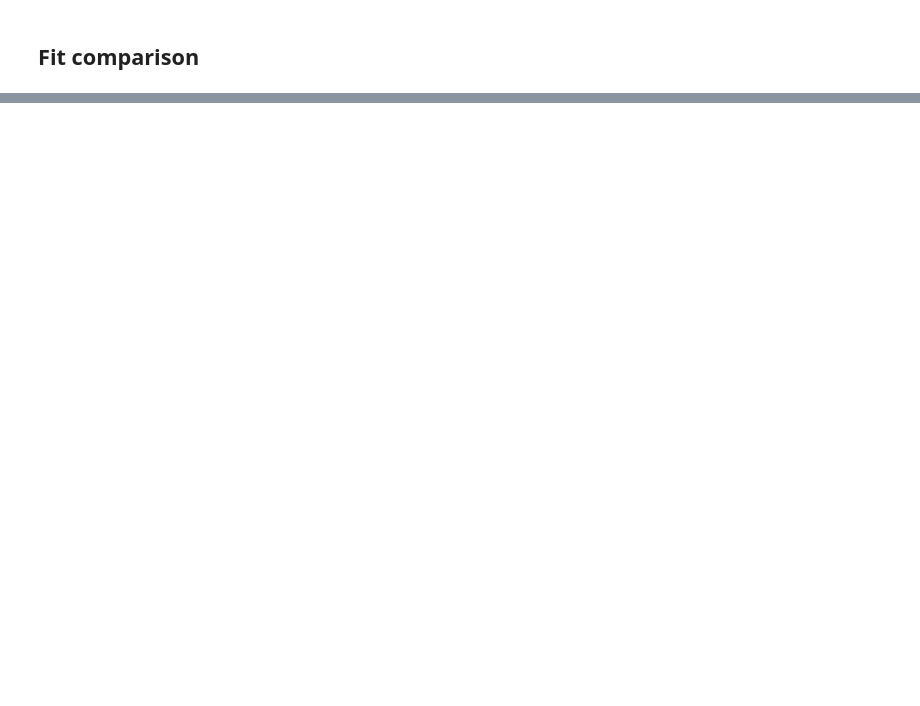
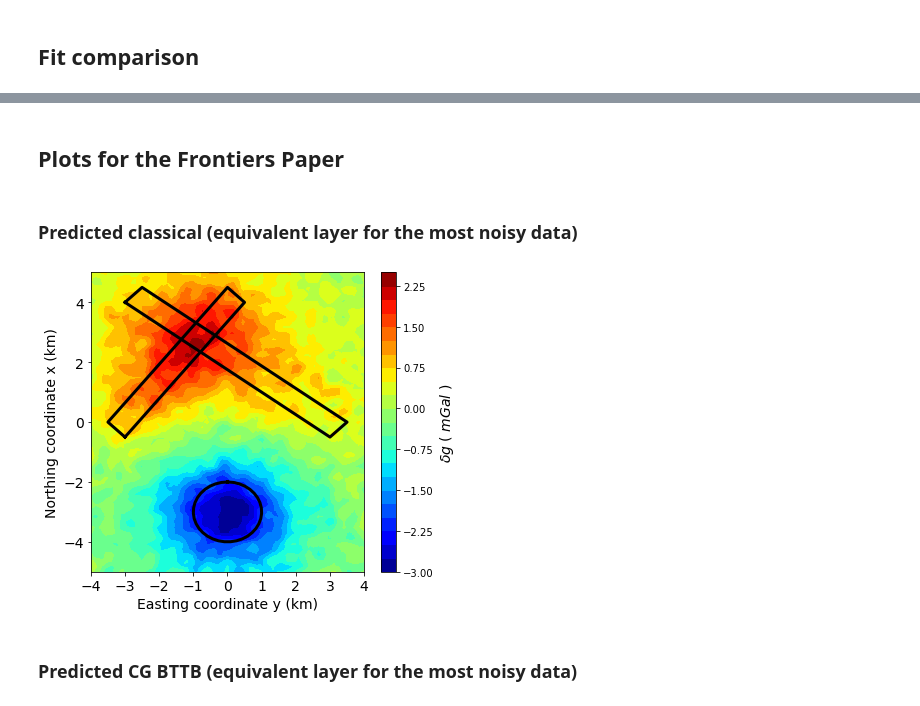
Before and after one commit to DiegoTaka/fast_equivalent_layer, a Jupyter notebook: code/grav/Stability_comparison_grav.ipynb, the cells around one changed output, grey strips where cells are left out. Cells and saved outputs as stored; diff of their text form; code cells hidden in the pictures; blank space fills up the shorter version.

```diff
--- a/code/grav/Stability_comparison_grav.ipynb
+++ b/code/grav/Stability_comparison_grav.ipynb
@@ -345,0 +409,36 @@ print (np.std(np.abs(delta_tf_fourier_down)), ('(Fourier method)'))
+# %% [markdown]
+## Plots for the Frontiers Paper
+# %% [markdown]
+### Predicted classical (equivalent layer for the most noisy data)
+# %%
+#Projection_model
+phi = np.linspace(0, 2.*np.pi, 36)  #36 points
+x = xc/1000 + (R/1000)*np.cos(phi)
+y = yc/1000 + (R/1000)*np.sin(phi)
+
+x_p = [-3., -3.5, 0, 0.5, -3.]
+y_p = [-0.5, 0, 4.5, 4, -0.5]
+
+x_p2 = [-3, -2.5, 3.5, 3, -3.]
+y_p2 = [4, 4.5, 0, -0.5, 4]
+
+fig=plt.figure(figsize=(6,5))
+fig.patch.set_facecolor('xkcd:white')
+plt.tricontourf(yi_plot, xi_plot, gz_classic, 22, cmap='jet')
+plt.plot(x_p,y_p,color="k", linewidth=3)
+plt.plot(x_p2,y_p2,color="k", linewidth=3)
+plt.plot(y, x, color="k", linewidth=3)
+cb = plt.colorbar(shrink=1)
+cb.set_label('$\delta g$ ( $mGal$ )', rotation=90, fontsize=14)
+plt.xlim(np.min(yi_plot),np.max(yi_plot))
+plt.ylim(np.min(xi_plot),np.max(xi_plot))
+plt.xticks(fontsize=14)
+plt.yticks(fontsize=14)
+plt.xlabel('Easting coordinate y (km)', fontsize=14)
+plt.ylabel('Northing coordinate x (km)', fontsize=14)
+plt.tight_layout()
+#plt.savefig('../../manuscript/Fig/model_grav_0.png', dpi=300)
+# %% [output]
+[figure, added]
+# %% [markdown]
+### Predicted CG BTTB (equivalent layer for the most noisy data)
```
Also changed, not shown: parts of 22 cells of this notebook, 1 other file.
